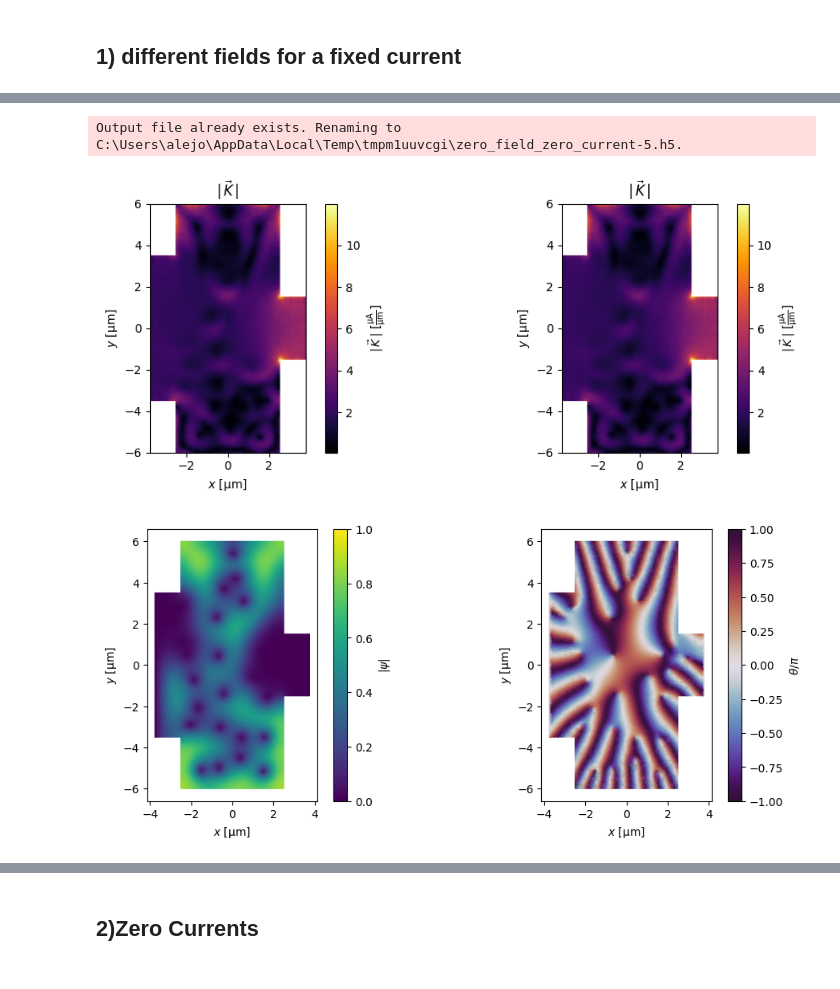
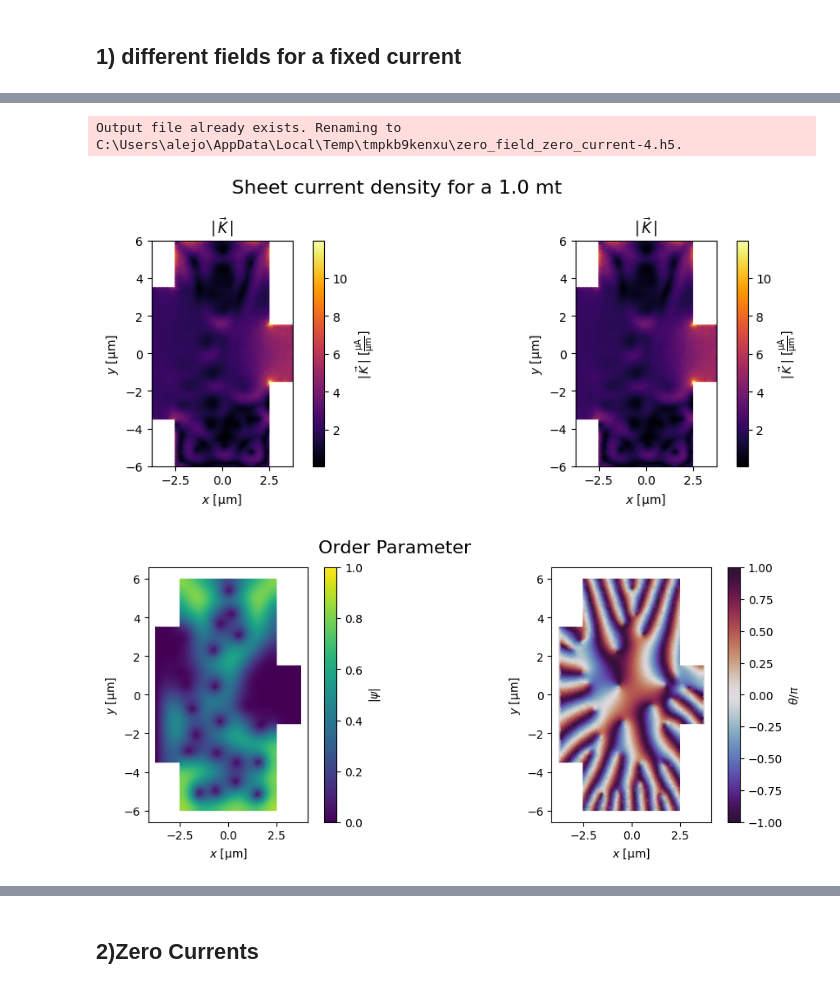
Before and after one commit to AlejoProjects/diode_effect, a Jupyter notebook: proyecto_electro2.ipynb, the cells around one changed output, grey strips where cells are left out. Cells and saved outputs as stored; diff of their text form; code cells hidden in the pictures.

```diff
--- a/proyecto_electro2.ipynb
+++ b/proyecto_electro2.ipynb
@@ -165,8 +179,10 @@ Output file already exists. Renaming to C:\Users\alejo\AppData\Local\Temp\tmpkb9
 # %%
-zero_field_solution = df.default_solution(device_fast,"zero_field_zero_current.h5",terminal_currents_applied=[15,-15],vector_potential = 1.0)
-df.plot_solution(zero_field_solution)
+used_field = 1.0
+used_title = f'Sheet current density for a {used_field} mt'
+zero_field_solution = df.default_solution(device_fast,"zero_field_zero_current.h5",terminal_currents_applied=[15,-15],vector_potential = used_field)
+df.plot_solution(zero_field_solution,title=used_title)
 # %% [output]
-Output file already exists. Renaming to C:\Users\alejo\AppData\Local\Temp\tmpm1uuvcgi\zero_field_zero_current-5.h5.
+Output file already exists. Renaming to C:\Users\alejo\AppData\Local\Temp\tmpkb9kenxu\zero_field_zero_current-4.h5.
-[figure, old version]
+[figure, new version]
-[figure, old version]
+[figure, new version]
 # %%
```
Also changed, not shown: parts of 19 cells of this notebook, 3 other files.
